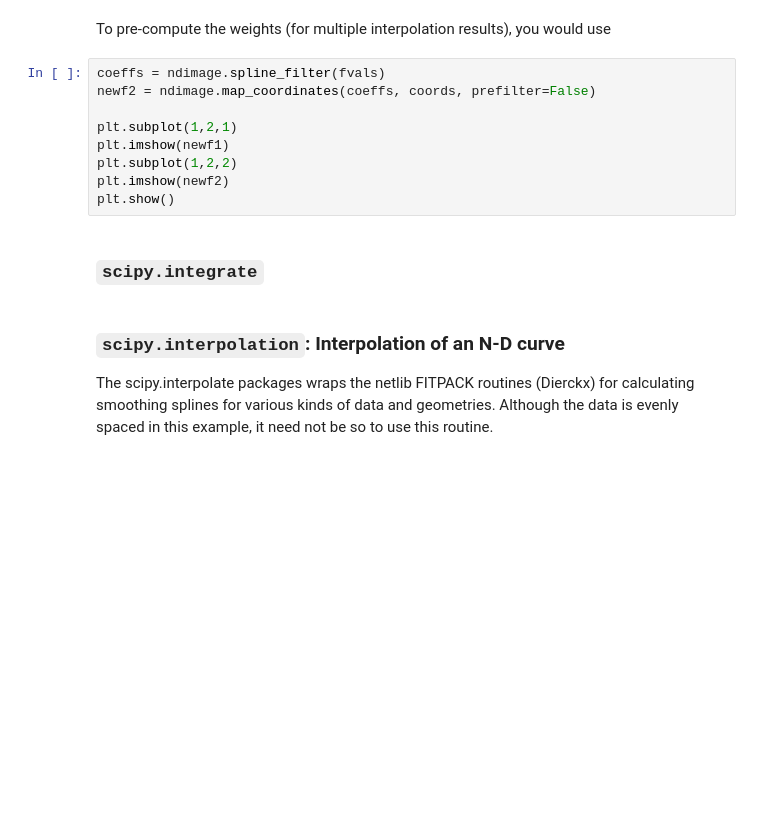
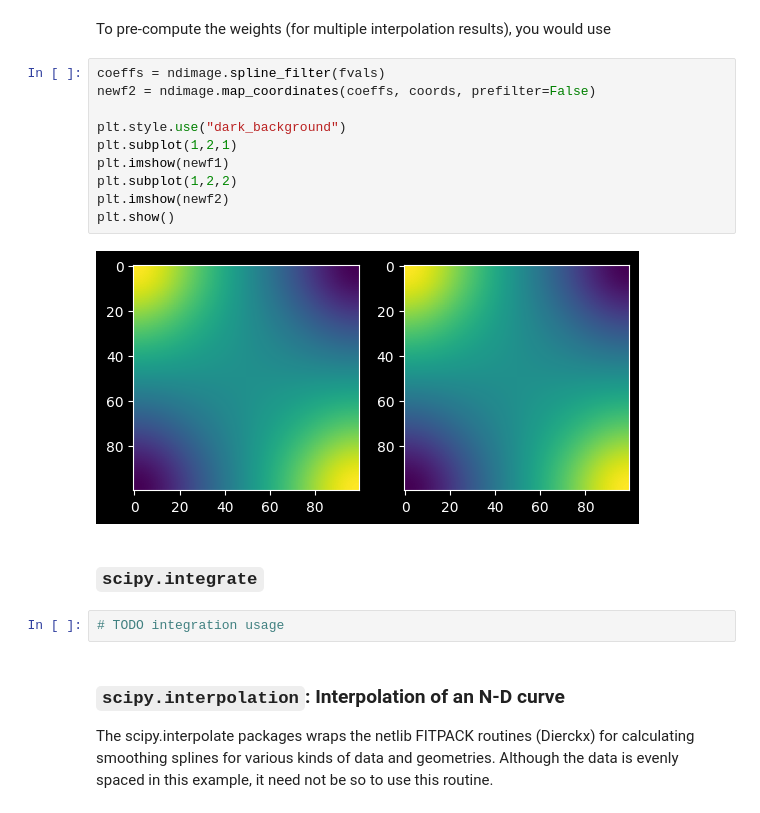
Before and after one commit to jimcoles/jims-ml-sandbox, a Jupyter notebook: notebooks/python/jims_python_math.ipynb, the cells around one changed output. Drawn from its saved outputs; the diff is of its cells as text; blank space fills up the shorter version.

```diff
--- a/notebooks/python/jims_python_math.ipynb
+++ b/notebooks/python/jims_python_math.ipynb
@@ -142,14 +175,19 @@ would use
 # %%
 coeffs = ndimage.spline_filter(fvals)
 newf2 = ndimage.map_coordinates(coeffs, coords, prefilter=False)
 
+plt.style.use("dark_background")
 plt.subplot(1,2,1)
 plt.imshow(newf1)
 plt.subplot(1,2,2)
 plt.imshow(newf2)
 plt.show()
+# %% [output]
+[figure, added]
 # %% [markdown]
 ### `scipy.integrate`
+# %%
+# TODO integration usage
 # %% [markdown]
 ### `scipy.interpolation`: Interpolation of an N-D curve
 
```
Also changed, not shown: parts of 20 cells of this notebook, 8 other files.
